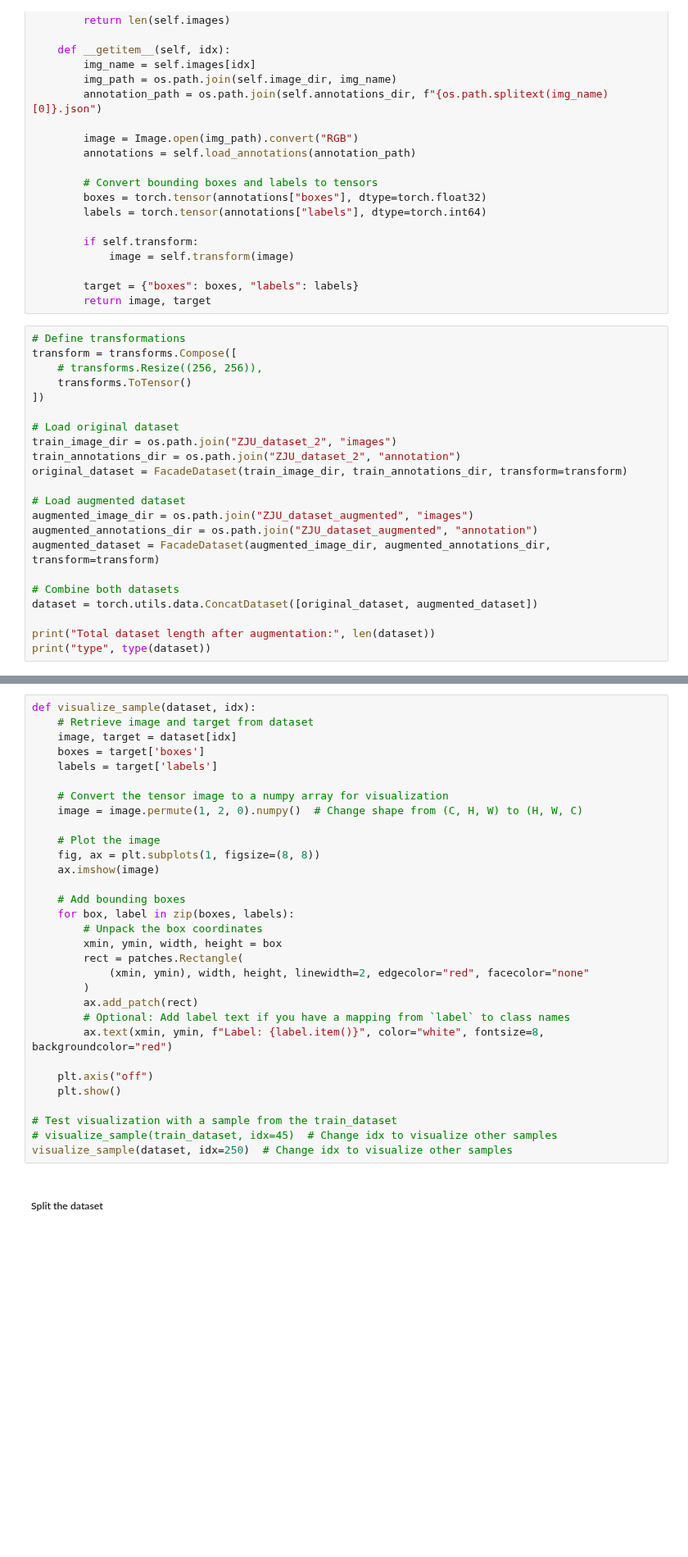
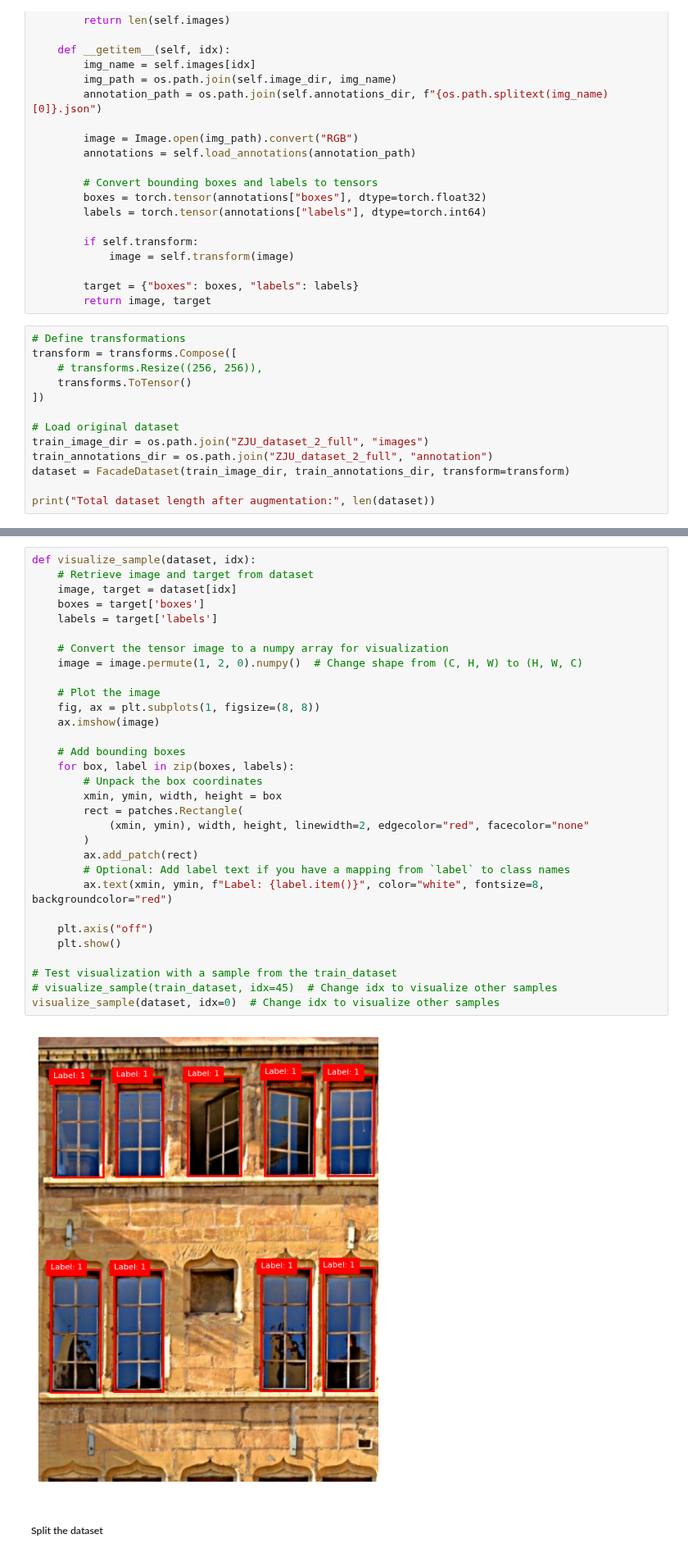
Before and after one commit to mohamadalbaaj/WWR, a Jupyter notebook: object_detection_fasterrcnn_train.ipynb, the cells around one changed output, grey strips where cells are left out. Shown at 82% size. Saved outputs shown, nothing was run; the diff lists cells and outputs as text; blank space fills up the shorter version.

Commit message:
adjusting the file back to read from the dataset folder directly

```diff
--- a/object_detection_fasterrcnn_train.ipynb
+++ b/object_detection_fasterrcnn_train.ipynb
@@ -83,17 +83,8 @@ transform = transforms.Compose([
 ])
 
 # Load original dataset
-train_image_dir = os.path.join("ZJU_dataset_2", "images")
-train_annotations_dir = os.path.join("ZJU_dataset_2", "annotation")
-original_dataset = FacadeDataset(train_image_dir, train_annotations_dir, transform=transform)
-
-# Load augmented dataset
-augmented_image_dir = os.path.join("ZJU_dataset_augmented", "images")
-augmented_annotations_dir = os.path.join("ZJU_dataset_augmented", "annotation")
-augmented_dataset = FacadeDataset(augmented_image_dir, augmented_annotations_dir, transform=transform)
-
-# Combine both datasets
-dataset = torch.utils.data.ConcatDataset([original_dataset, augmented_dataset])
+train_image_dir = os.path.join("ZJU_dataset_2_full", "images")
+train_annotations_dir = os.path.join("ZJU_dataset_2_full", "annotation")
+dataset = FacadeDataset(train_image_dir, train_annotations_dir, transform=transform)
 
 print("Total dataset length after augmentation:", len(dataset))
-print("type", type(dataset))
@@ -100,34 +94,36 @@ print("type", type(dataset))
 # %%
 def visualize_sample(dataset, idx):
     # Retrieve image and target from dataset
     image, target = dataset[idx]
     boxes = target['boxes']
     labels = target['labels']
 
     # Convert the tensor image to a numpy array for visualization
     image = image.permute(1, 2, 0).numpy()  # Change shape from (C, H, W) to (H, W, C)
 
     # Plot the image
     fig, ax = plt.subplots(1, figsize=(8, 8))
     ax.imshow(image)
 
     # Add bounding boxes
     for box, label in zip(boxes, labels):
         # Unpack the box coordinates
         xmin, ymin, width, height = box
         rect = patches.Rectangle(
             (xmin, ymin), width, height, linewidth=2, edgecolor="red", facecolor="none"
         )
         ax.add_patch(rect)
         # Optional: Add label text if you have a mapping from `label` to class names
         ax.text(xmin, ymin, f"Label: {label.item()}", color="white", fontsize=8, backgroundcolor="red")
 
     plt.axis("off")
     plt.show()
 
 # Test visualization with a sample from the train_dataset
 # visualize_sample(train_dataset, idx=45)  # Change idx to visualize other samples
-visualize_sample(dataset, idx=250)  # Change idx to visualize other samples
+visualize_sample(dataset, idx=0)  # Change idx to visualize other samples
+# %% [output]
+[figure, added]
 # %% [markdown]
 ##### Split the dataset
 # %%
```
Also changed, not shown: parts of 1 cell of this notebook.
